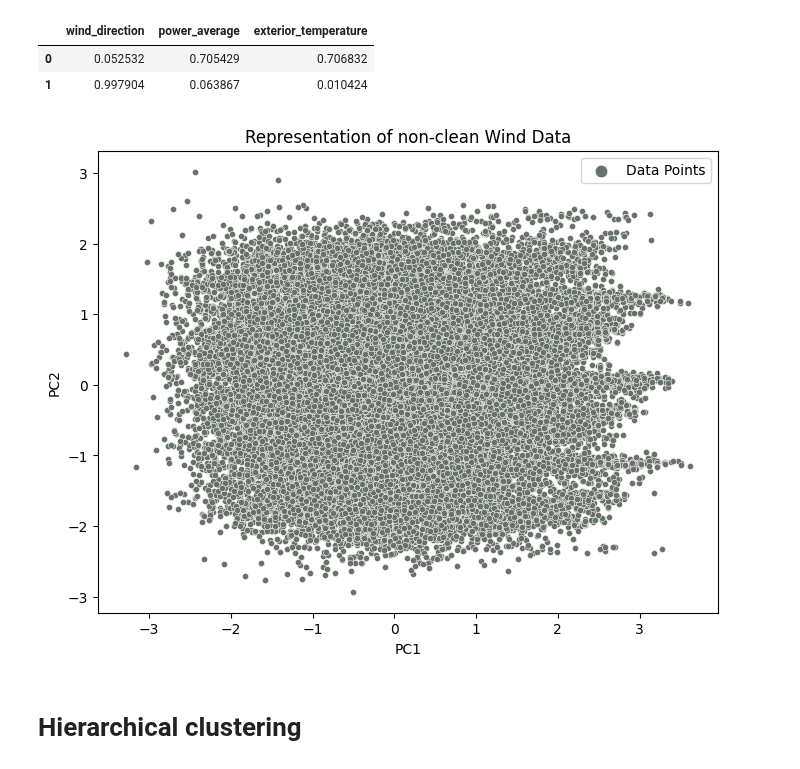
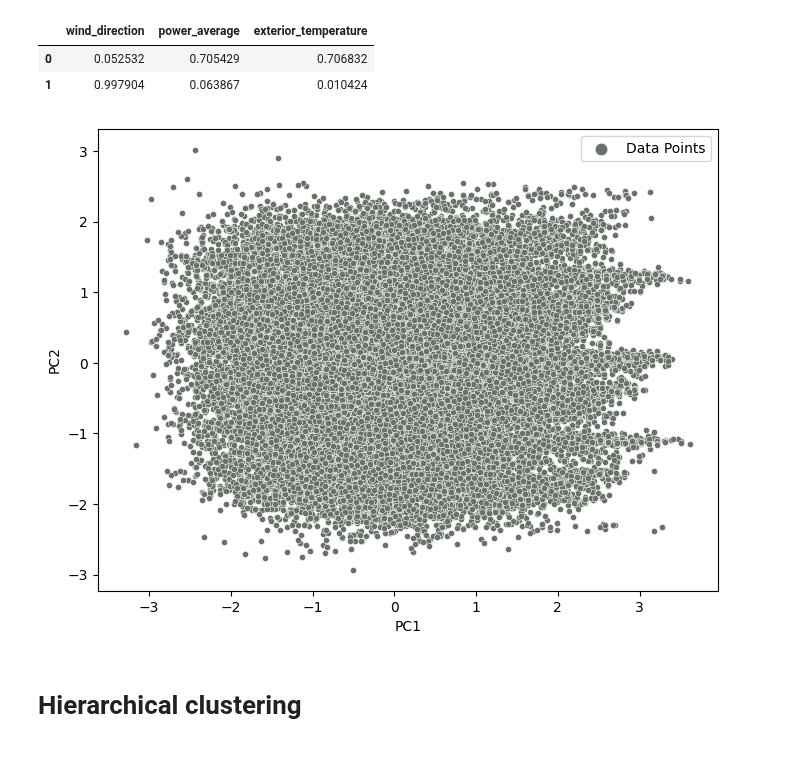
Before and after one commit to sarabreu/thesis_dev, a Jupyter notebook: 2_models/with_raw_data/wind/hierarchical_cluster.ipynb, the cells around one changed output. Saved outputs shown, nothing was run; the diff lists cells and outputs as text; code cells hidden in the pictures.

Commit message:
change dataset wind raw

```diff
--- a/2_models/with_raw_data/wind/hierarchical_cluster.ipynb
+++ b/2_models/with_raw_data/wind/hierarchical_cluster.ipynb
@@ -87,13 +87,13 @@ X.head()
 # %%
 scaler = StandardScaler()
 X_scaled = scaler.fit_transform(X)
-X_scaled = pd.DataFrame(X_scaled)
+df_wind_scaled = pd.DataFrame(X_scaled)
 
 n_components = 2
 
 # Perform PCA
 pca = PCA(n_components=n_components)
-pca_result = pca.fit_transform(X_scaled)
+pca_result = pca.fit_transform(df_wind_scaled)
 
 # Create DataFrame with PCA results
 pca_df = pd.DataFrame(data=pca_result, columns=['PC1', 'PC2'])
@@ -129,13 +129,13 @@ pd.DataFrame(absolute_loadings, columns=['wind_direction',	'power_average',	'ext
 # %%
 # Plot the representative points on a scatter plot using PCA results
 plt.figure(figsize=(8, 6))
 sns.scatterplot(data=pca_df, x='PC1', y='PC2', s= 20, color = my_colors[1])
-plt.title('Representation of non-clean Wind Data')
+# plt.title('Representation of non-clean Wind Data')
 plt.xlabel('PC1')
 plt.ylabel('PC2')
 plt.legend(labels=['Data Points'], markerscale=2)
 plt.show()
 # %% [output]
-[figure, old version]
+[figure, new version]
 # %%
 pca_df.to_csv('pca_df.csv', index=False)
```
Also changed, not shown: parts of 59 cells of this notebook, 6 other files.
